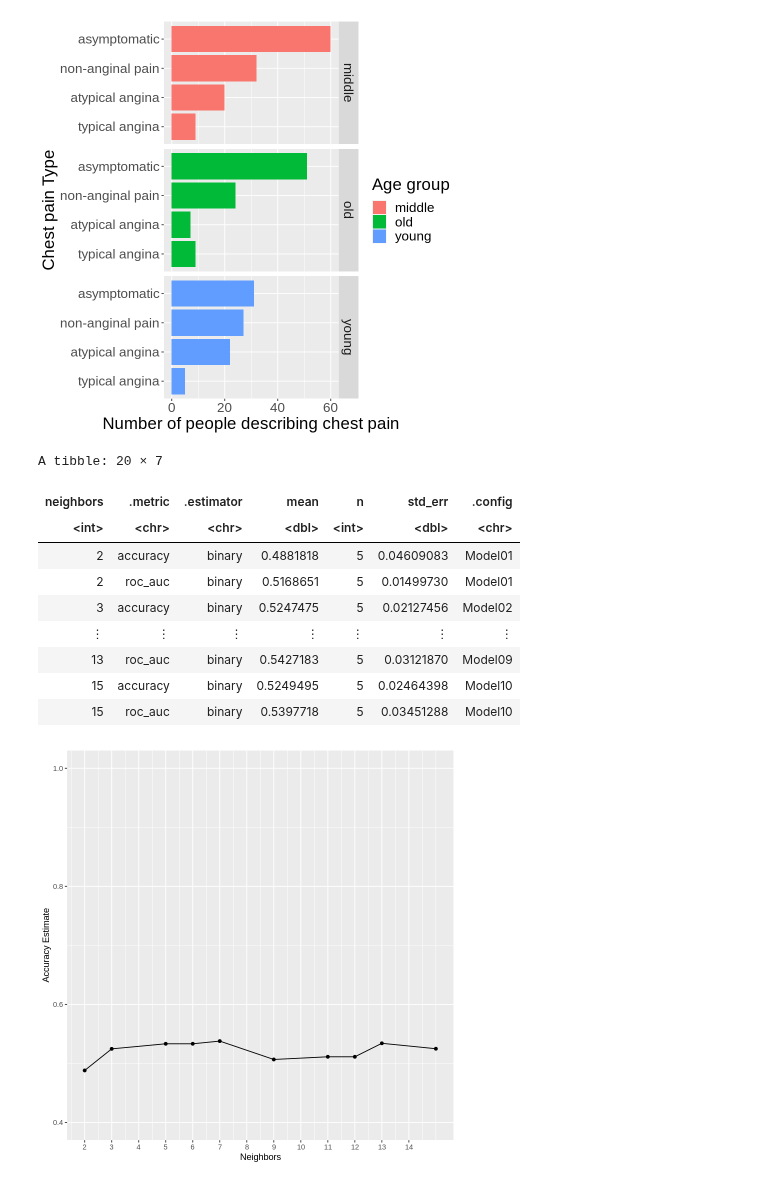
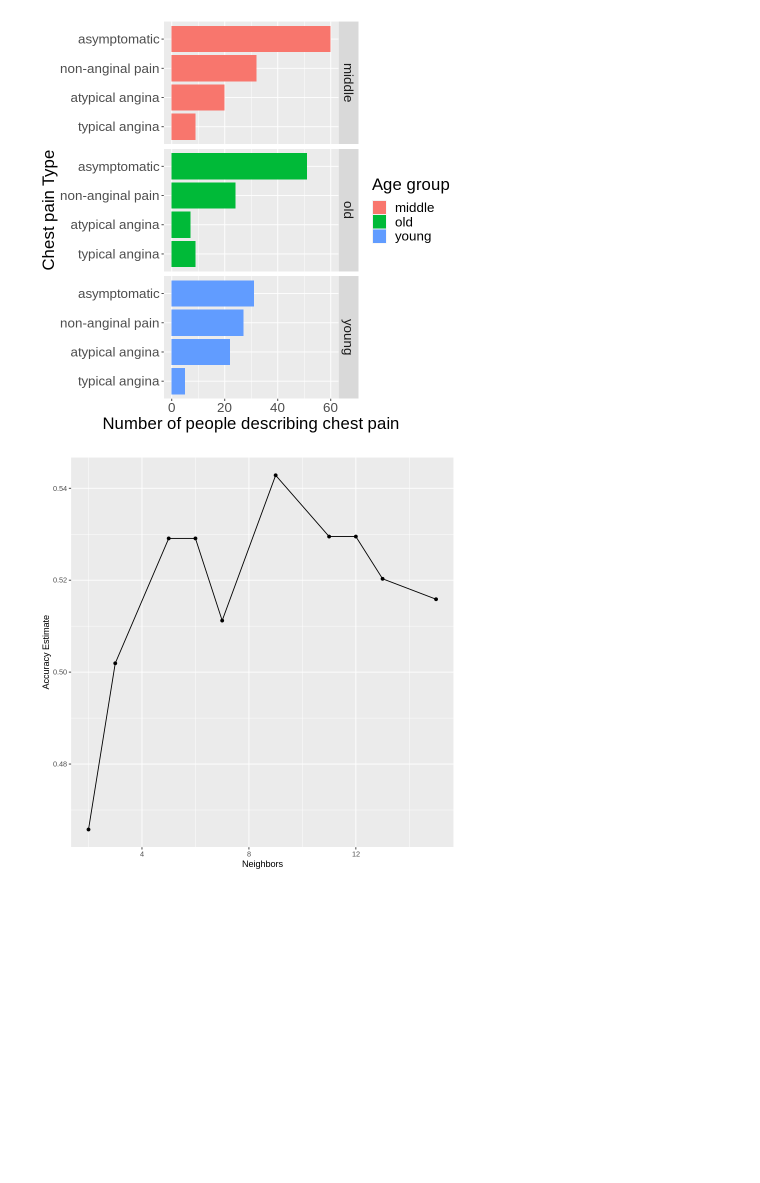
Before and after one commit to ssyl29/group_project, a Jupyter notebook: report.ipynb, the cells around one changed output. Drawn from its saved outputs; the diff is of its cells as text; code cells hidden in the pictures; blank space fills up the shorter version.

```diff
--- a/report.ipynb
+++ b/report.ipynb
@@ -128,46 +128,33 @@ A tibble: 297 × 8
 # %%
 set.seed(2000)
 heart_split <- initial_split(heart_data, prop = 0.75, strata = condition)
 heart_train <- training(heart_split)
 heart_test <- testing(heart_split)
 
 heart_vfold <- vfold_cv(heart_train, v = 5, strata = condition)
 
-heart_recipe <- recipe(condition ~ trestbps + chol, data = heart_train) %>%
+heart_recipe <- recipe(condition ~ trestbps + chol + fbs, data = heart_train) %>%
     step_scale(all_predictors()) %>%
     step_center(all_predictors())
 
 knn_tune <- nearest_neighbor(weight_func = "rectangular",
                              neighbors = tune()) %>%
             set_engine("kknn") %>%
             set_mode("classification")
 
 knn_results <- workflow() %>%
        add_recipe(heart_recipe) %>%
        add_model(knn_tune) %>%
        tune_grid(resamples = heart_vfold, grid = 10) %>%
        collect_metrics()
-knn_results
 
 accuracies <- knn_results %>%
        filter(.metric == "accuracy")
 accuracy_versus_k <- ggplot(accuracies, aes(x = neighbors, y = mean))+
        geom_point() +
        geom_line() +
-       labs(x = "Neighbors", y = "Accuracy Estimate") +
-       scale_x_continuous(breaks = seq(0, 14, by = 1)) +  # adjusting the x-axis
-       scale_y_continuous(limits = c(0.4, 1.0)) # adjusting the y-axis
+       labs(x = "Neighbors", y = "Accuracy Estimate")
 
 accuracy_versus_k
 # %% [output]
-A tibble: 20 × 7
-| neighbors | .metric | .estimator | mean | n | std_err | .config |
-| <int> | <chr> | <chr> | <dbl> | <int> | <dbl> | <chr> |
-| 2 | accuracy | binary | 0.4881818 | 5 | 0.04609083 | Model01 |
-| 2 | roc_auc | binary | 0.5168651 | 5 | 0.01499730 | Model01 |
-| 3 | accuracy | binary | 0.5247475 | 5 | 0.02127456 | Model02 |
-| ⋮ | ⋮ | ⋮ | ⋮ | ⋮ | ⋮ | ⋮ |
-| 13 | roc_auc | binary | 0.5427183 | 5 | 0.03121870 | Model09 |
-| 15 | accuracy | binary | 0.5249495 | 5 | 0.02464398 | Model10 |
-| 15 | roc_auc | binary | 0.5397718 | 5 | 0.03451288 | Model10 |
-[figure, old version]
+[figure, new version]
```
